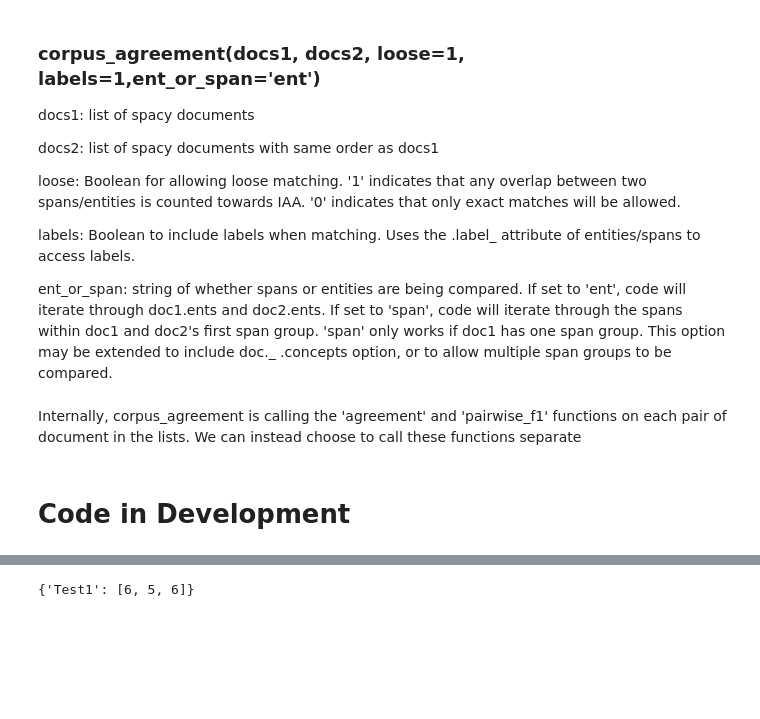
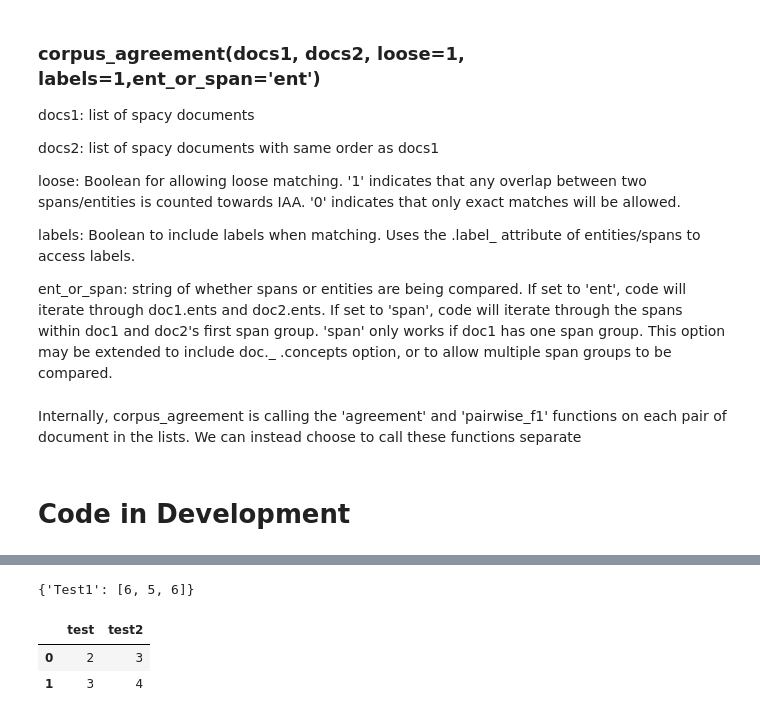
Before and after one commit to medspacy/medspacy_annotations, a Jupyter notebook: notebooks/IAA-John-Development.ipynb, the cells around one changed output, grey strips where cells are left out. Saved outputs shown, nothing was run; the diff lists cells and outputs as text; code cells hidden in the pictures; blank space fills up the shorter version.

```diff
--- a/notebooks/IAA-John-Development.ipynb
+++ b/notebooks/IAA-John-Development.ipynb
@@ -505,6 +562,0 @@ create_agreement_df(dicts[0],dicts[1],john_df_doc1,mengke_df_doc1)
-# %%
-test_dict = {"Test1" : [4,5,6]}
-test_dict["Test1"][0] += 2
-test_dict
-# %% [output]
-{'Test1': [6, 5, 6]}
@@ -526,0 +563,6 @@ def match_indices_recursive(doc1_matches,doc2_matches,index,doc1_doc2,doc1_indic
+# %%
+test_dict = {"Test1" : [4,5,6]}
+test_dict["Test1"][0] += 2
+test_dict
+# %% [output]
+{'Test1': [6, 5, 6]}
@@ -527,3 +585,11 @@ def match_indices_recursive(doc1_matches,doc2_matches,index,doc1_doc2,doc1_indic
+# %%
+test = pd.DataFrame(columns=['test','test2'])
+test2 = pd.DataFrame({'test': [2,3], 'test2' : [3,4]})
+pd.concat([test,test2])
+# %% [output]
+|  | test | test2 |
+| 0 | 2 | 3 |
+| 1 | 3 | 4 |
 # %%
 def create_agreement_df(doc1_matches,doc2_matches,doc1_ents,doc2_ents):
     result_dict = {"Index" : [],"Annotation_1" : [],"Annotation_2" : [], "Exact Match?" : [], "Duplicate Matches?" : [], "Overlap?" : []}
```
Also changed, not shown: parts of 9 cells of this notebook, 1 other file.
